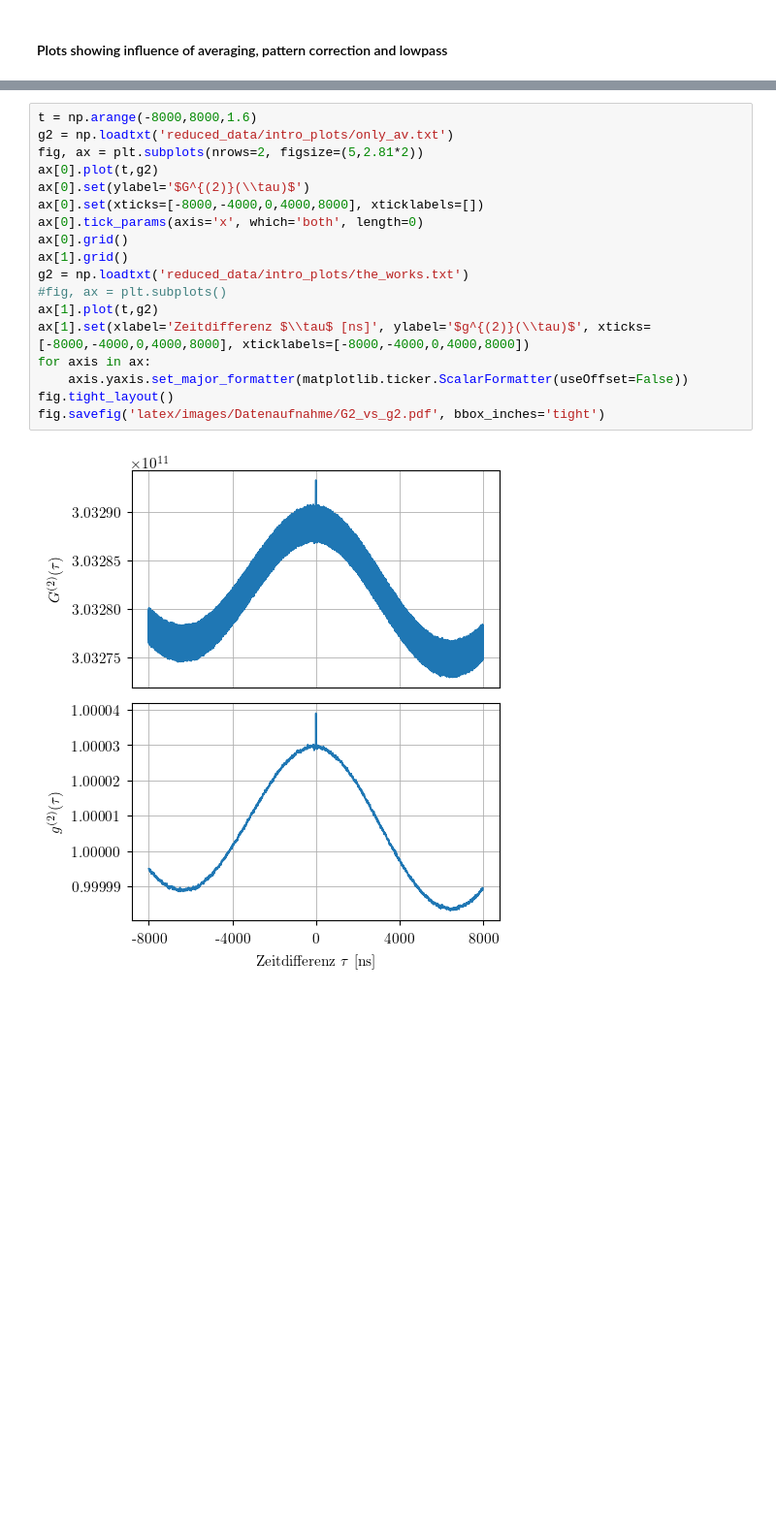
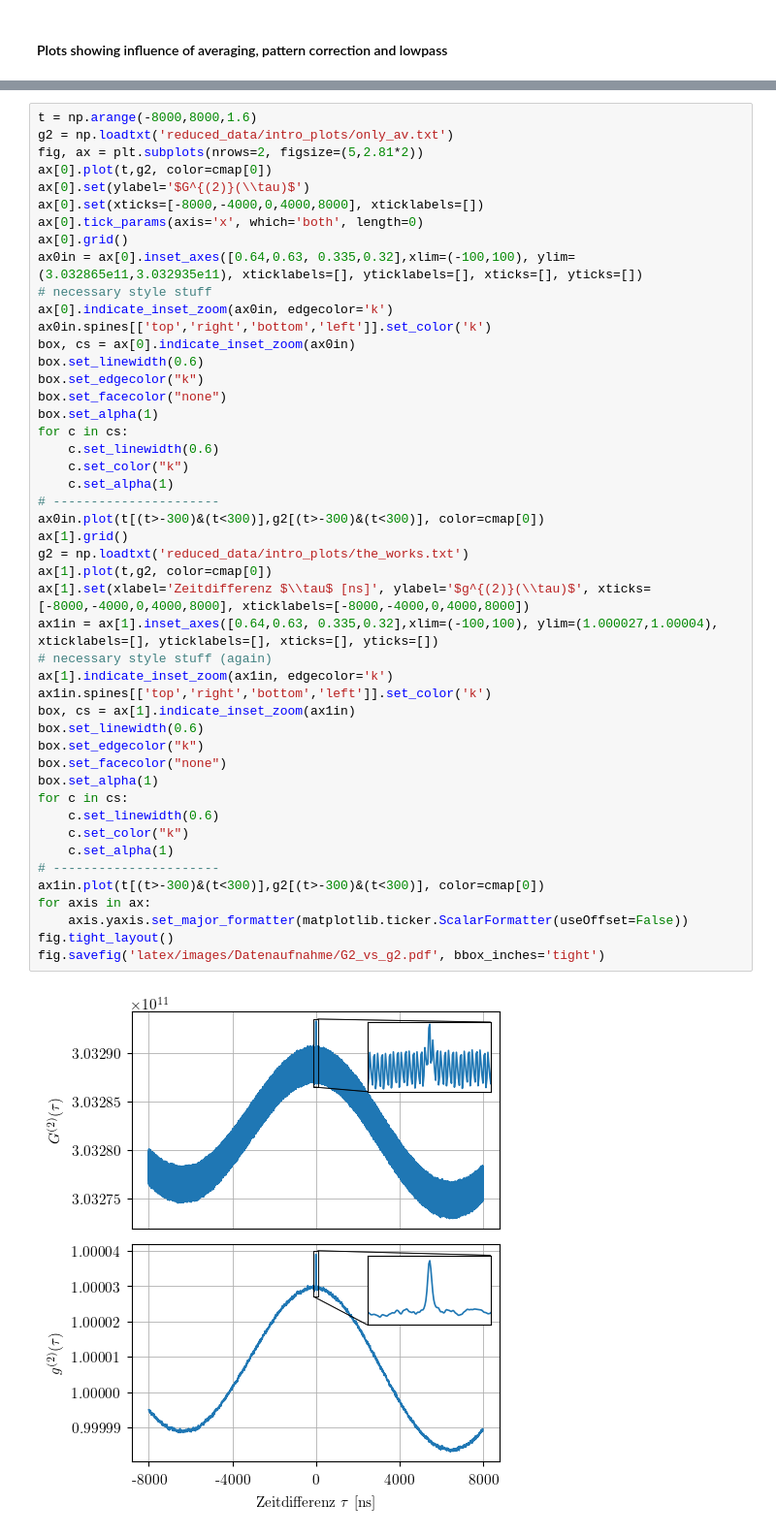
Before and after one commit to SteWey0/Bachelorarbeit, a Jupyter notebook: data_aquis_plots.ipynb, the cells around one changed output, grey strips where cells are left out. Shown at 97% size. Saved outputs shown, nothing was run; the diff lists cells and outputs as text; blank space fills up the shorter version.

```diff
--- a/data_aquis_plots.ipynb
+++ b/data_aquis_plots.ipynb
@@ -48,20 +55,49 @@ np.savetxt('reduced_data/intro_plots/the_works.txt', lowpass(average_g2))
 # %%
 t = np.arange(-8000,8000,1.6)
 g2 = np.loadtxt('reduced_data/intro_plots/only_av.txt')
 fig, ax = plt.subplots(nrows=2, figsize=(5,2.81*2))
-ax[0].plot(t,g2)
+ax[0].plot(t,g2, color=cmap[0])
 ax[0].set(ylabel='$G^{(2)}(\\tau)$')
 ax[0].set(xticks=[-8000,-4000,0,4000,8000], xticklabels=[])
 ax[0].tick_params(axis='x', which='both', length=0)
 ax[0].grid()
+ax0in = ax[0].inset_axes([0.64,0.63, 0.335,0.32],xlim=(-100,100), ylim=(3.032865e11,3.032935e11), xticklabels=[], yticklabels=[], xticks=[], yticks=[])
+# necessary style stuff
+ax[0].indicate_inset_zoom(ax0in, edgecolor='k')
+ax0in.spines[['top','right','bottom','left']].set_color('k')
+box, cs = ax[0].indicate_inset_zoom(ax0in)
+box.set_linewidth(0.6)
+box.set_edgecolor("k")
+box.set_facecolor("none")
+box.set_alpha(1)
+for c in cs:
+    c.set_linewidth(0.6)
+    c.set_color("k")
+    c.set_alpha(1)
+# ----------------------
+ax0in.plot(t[(t>-300)&(t<300)],g2[(t>-300)&(t<300)], color=cmap[0])
 ax[1].grid()
 g2 = np.loadtxt('reduced_data/intro_plots/the_works.txt')
-#fig, ax = plt.subplots()
-ax[1].plot(t,g2)
+ax[1].plot(t,g2, color=cmap[0])
 ax[1].set(xlabel='Zeitdifferenz $\\tau$ [ns]', ylabel='$g^{(2)}(\\tau)$', xticks=[-8000,-4000,0,4000,8000], xticklabels=[-8000,-4000,0,4000,8000])
+ax1in = ax[1].inset_axes([0.64,0.63, 0.335,0.32],xlim=(-100,100), ylim=(1.000027,1.00004), xticklabels=[], yticklabels=[], xticks=[], yticks=[])
+# necessary style stuff (again)
+ax[1].indicate_inset_zoom(ax1in, edgecolor='k')
+ax1in.spines[['top','right','bottom','left']].set_color('k')
+box, cs = ax[1].indicate_inset_zoom(ax1in)
+box.set_linewidth(0.6)
+box.set_edgecolor("k")
+box.set_facecolor("none")
+box.set_alpha(1)
+for c in cs:
+    c.set_linewidth(0.6)
+    c.set_color("k")
+    c.set_alpha(1)
+# ----------------------
+ax1in.plot(t[(t>-300)&(t<300)],g2[(t>-300)&(t<300)], color=cmap[0])
 for axis in ax:
     axis.yaxis.set_major_formatter(matplotlib.ticker.ScalarFormatter(useOffset=False))
 fig.tight_layout()
 fig.savefig('latex/images/Datenaufnahme/G2_vs_g2.pdf', bbox_inches='tight')
 # %% [output]
-[figure, old version]
+[figure, new version]
```
Also changed, not shown: parts of 5 cells of this notebook, 36 other files.
